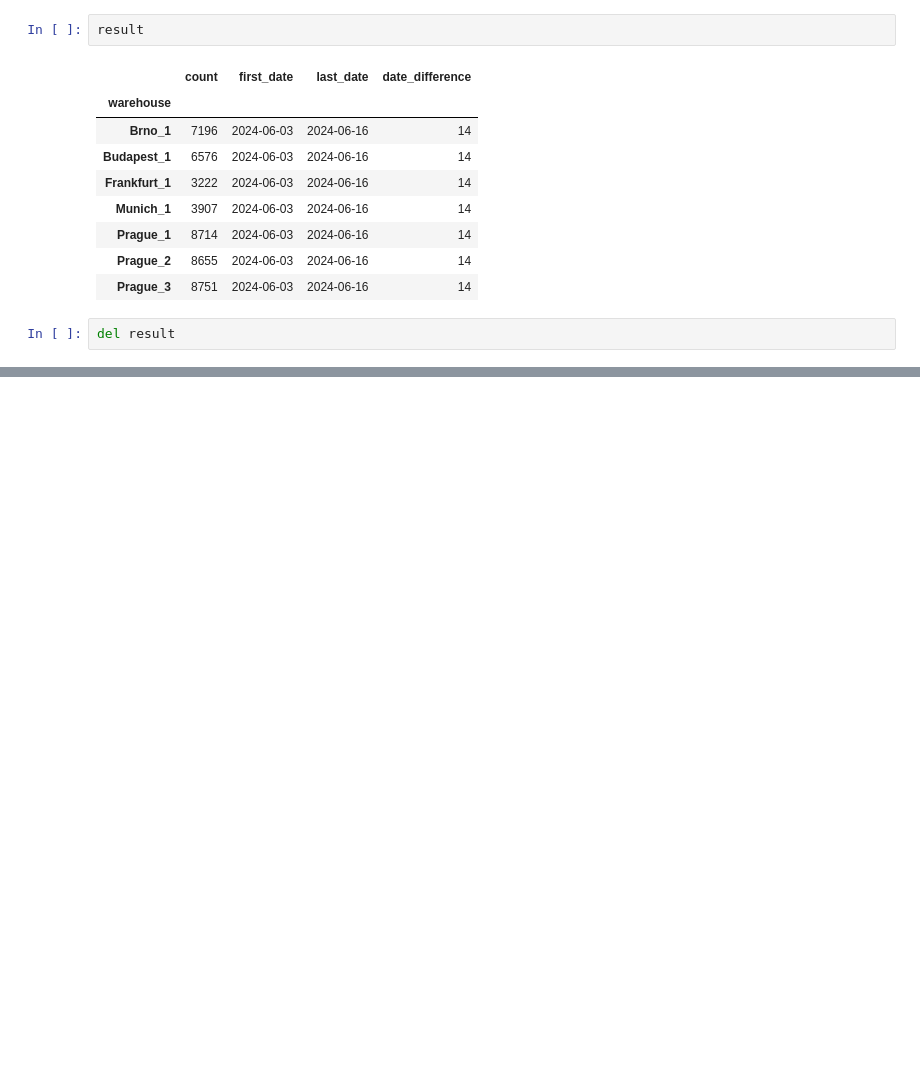
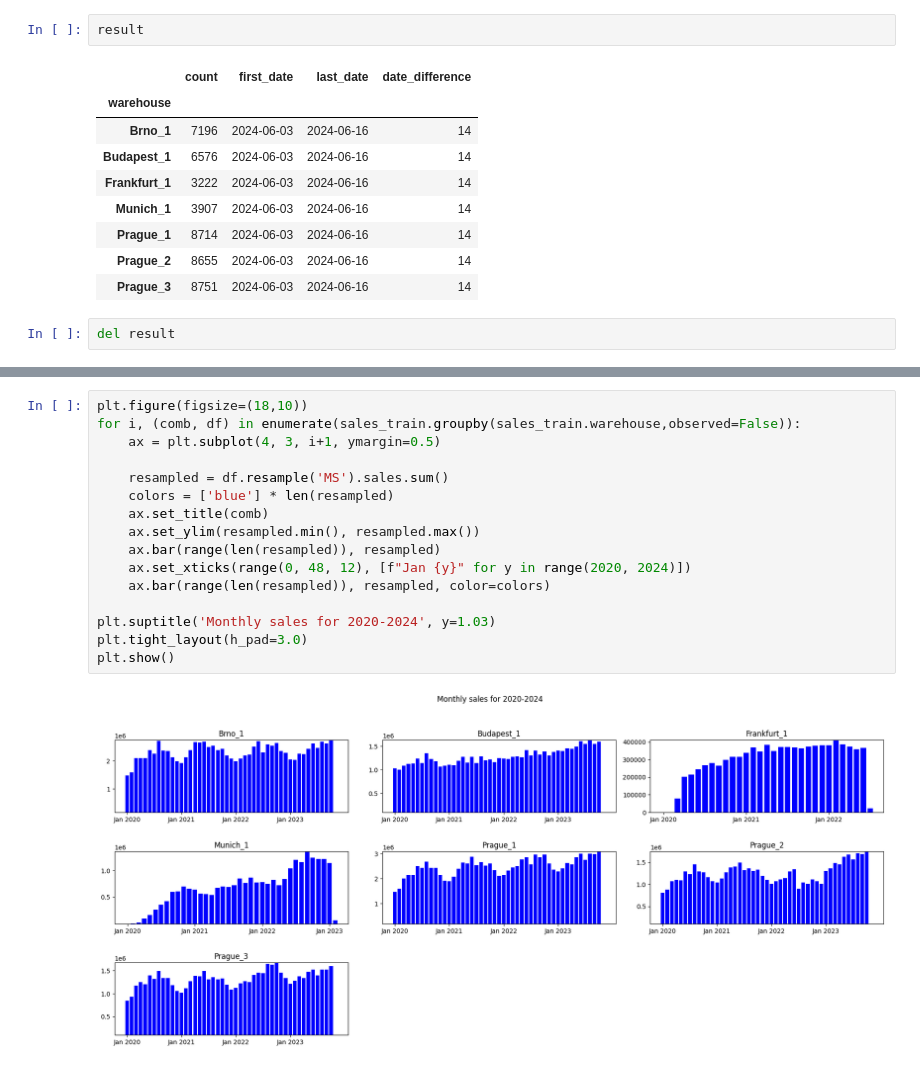
Before and after one commit to AnantChandra/google-colab, a Jupyter notebook: rohlik_sales_prediction.ipynb, the cells around one changed output, grey strips where cells are left out. Drawn from its saved outputs; the diff is of its cells as text; blank space fills up the shorter version.

```diff
--- a/rohlik_sales_prediction.ipynb
+++ b/rohlik_sales_prediction.ipynb
@@ -101,0 +226,18 @@ del result
+# %%
+plt.figure(figsize=(18,10))
+for i, (comb, df) in enumerate(sales_train.groupby(sales_train.warehouse,observed=False)):
+    ax = plt.subplot(4, 3, i+1, ymargin=0.5)
+
+    resampled = df.resample('MS').sales.sum()
+    colors = ['blue'] * len(resampled)
+    ax.set_title(comb)
+    ax.set_ylim(resampled.min(), resampled.max())
+    ax.bar(range(len(resampled)), resampled)
+    ax.set_xticks(range(0, 48, 12), [f"Jan {y}" for y in range(2020, 2024)])
+    ax.bar(range(len(resampled)), resampled, color=colors)
+
+plt.suptitle('Monthly sales for 2020-2024', y=1.03)
+plt.tight_layout(h_pad=3.0)
+plt.show()
+# %% [output]
+[figure, added]
```
Also changed, not shown: parts of 9 cells of this notebook.
